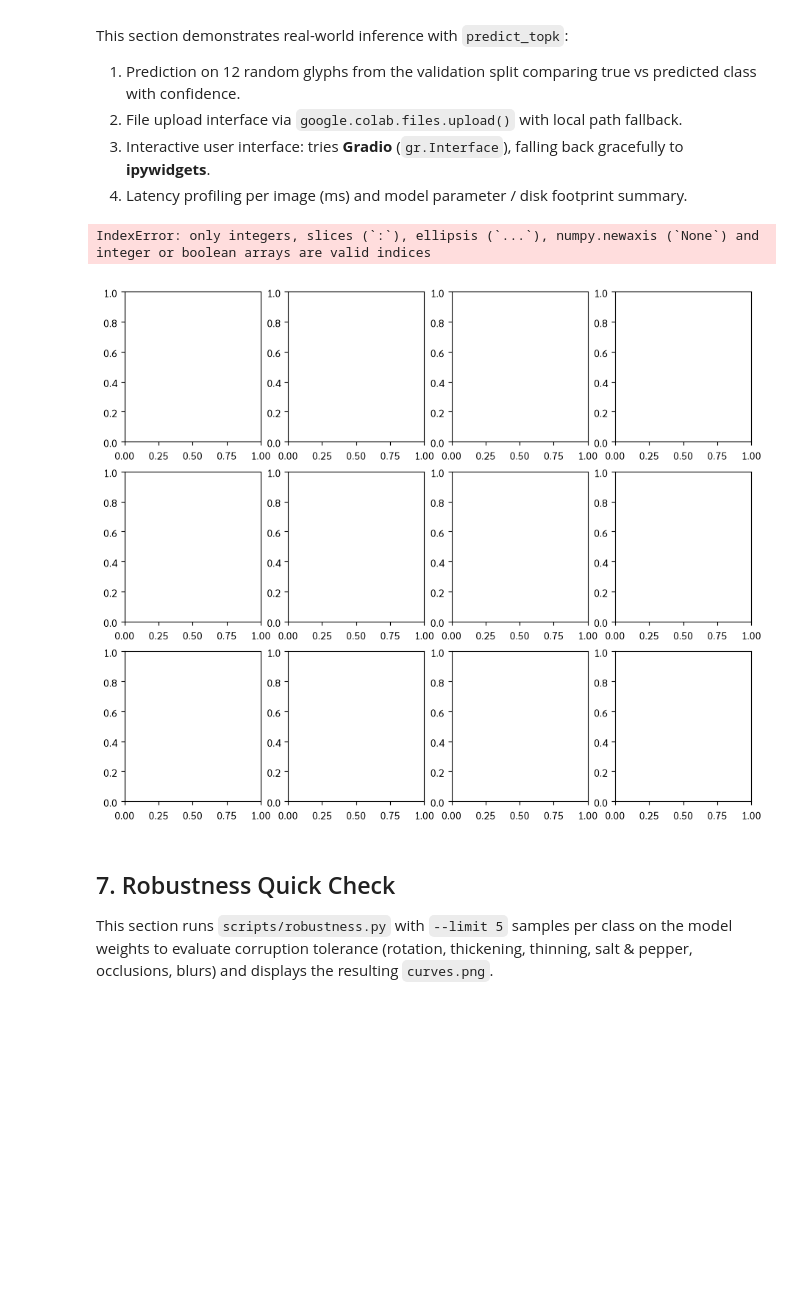
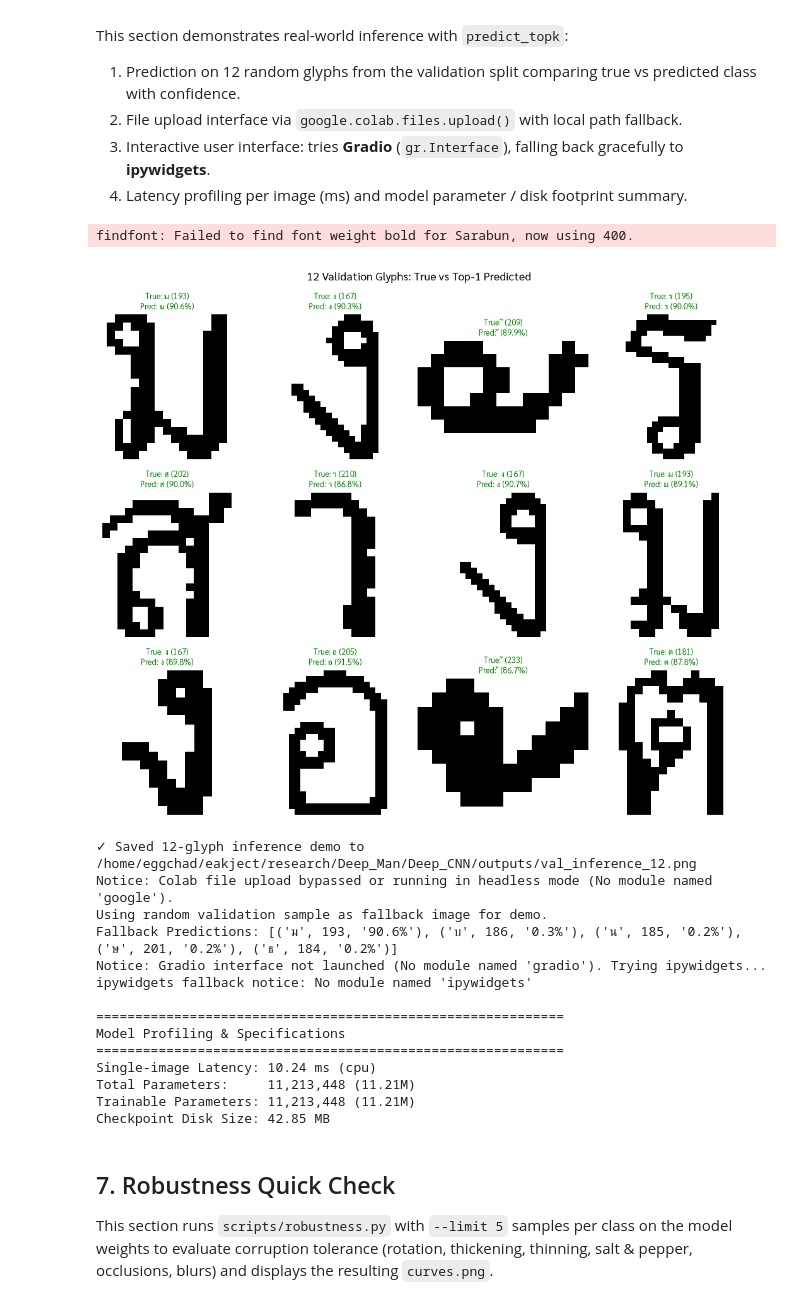
Before and after one commit to Eakkachad/thaichar72, a Jupyter notebook: notebooks/ThaiChar72_Colab.executed.ipynb, the cells around one changed output. Cells and saved outputs as stored; diff of their text form; code cells hidden in the pictures; blank space fills up the shorter version.

Commit message:
notebook executes locally end-to-end (inference mode, 0 errors); ignore executed copies

```diff
--- a/notebooks/ThaiChar72_Colab.executed.ipynb
+++ b/notebooks/ThaiChar72_Colab.executed.ipynb
@@ -547,12 +547,15 @@ class_counts_train = np.bincount(train_df["label"].values, minlength=72)
 train_priors = class_counts_train / class_counts_train.sum()
 log_priors = np.log(np.maximum(train_priors, 1e-12))
 
-# 3. Evaluate on Stratified Split and Doc-Disjoint Split
+# 3. Evaluate ONLY on the validation split the checkpoint was trained against.
+#    The stratified and document-disjoint partitions overlap (a strat-trained model has seen ~80% of the
+#    doc-val images), so evaluating a model on the *other* partition would report training accuracy.
+_trained_split = ckpt_cfg.get("split_kind", "strat")
+_split_table = {"strat": ("strat", "split", "Stratified Validation Split (80:20, seed 42)"),
+                "doc": ("doc", "doc_split", "Document-Disjoint Validation Split (4 held-out documents)")}
+print(f"Checkpoint was trained on split_kind='{_trained_split}' -> evaluating on that partition's val only.")
 eval_results = {}
-for split_key, col_name, split_name in [
-    ("strat", "split", "Stratified Validation Split"),
-    ("doc", "doc_split", "Document-Disjoint Split"),
-]:
+for split_key, col_name, split_name in [_split_table[_trained_split]]:
     val_subset = eval_splits_df[eval_splits_df[col_name] == "val"].reset_index(drop=True)
     val_ds = ThaiGlyphDataset(
         val_subset,
@@ -578,7 +581,7 @@ for split_key, col_name, split_name in [
         print(f"  tau={t_val:<4} -> Top-1: {s_m['top1']*100:.2f}%, Bal Acc: {s_m['balanced_acc']*100:.2f}%, Macro-F1: {s_m['macro_f1']*100:.2f}%")
 
 # 4. Confusion Matrix (Stratified Split)
-strat_m = eval_results["strat"]["metrics"]
+strat_m = eval_results[_trained_split]["metrics"]
 cm = np.array(strat_m["confusion"], dtype=float)
 row_sums = cm.sum(axis=1, keepdims=True)
 cm_norm = np.zeros_like(cm)
@@ -679,6 +680,16 @@ import time
 from PIL import Image
 from thaichar.infer import predict_topk, preprocess_image
 from thaichar.models import count_params
+
+# GlyphCache uses integer indices — build a path→index mapping once
+_cache_path_to_idx = {p: i for i, p in enumerate(cache_dict.paths)}
+
+def _get_glyph(path_str):
+    """Look up a glyph canvas from the cache by path string."""
+    idx = _cache_path_to_idx.get(path_str)
+    if idx is not None:
+        return cache_dict[idx]
+    return None
 
 # (a) 12 random val glyphs with true vs predicted
 strat_val_df = eval_splits_df[eval_splits_df["split"] == "val"].reset_index(drop=True)
@@ -688,10 +699,13 @@ sample_indices = rng.choice(len(strat_val_df), size=12, replace=False)
 fig, axes = plt.subplots(3, 4, figsize=(11, 9))
 for idx, ax in zip(sample_indices, axes.flatten()):
     row = strat_val_df.iloc[idx]
-    glyph_canvas = cache_dict[row["path"]]
+    glyph_canvas = _get_glyph(row["path"])
     true_char = row["char"]
     true_code = row["code"]
 
+    if glyph_canvas is None:
+        ax.axis("off")
+        continue
     preds = predict_topk(eval_model, ckpt_cfg, glyph_canvas, k=3)
     top_char, top_code, top_prob = preds[0]
     is_correct = (top_code == true_code)
@@ -707,6 +721,7 @@ val_demo_path = OUTPUT_DIR / "val_inference_12.png"
 plt.savefig(val_demo_path, dpi=150)
 plt.show()
 plt.close(fig)
+print(f"✓ Saved 12-glyph inference demo to {val_demo_path}")
 
 # (b) Uploaded files via google.colab.files.upload() guarded by try/except
 uploaded = {}
@@ -727,9 +742,10 @@ if uploaded:
             print(f"  {rank}. {char} ({code}): {prob*100:.2f}%")
 else:
     print("Using random validation sample as fallback image for demo.")
-    sample_img = cache_dict[strat_val_df.iloc[sample_indices[0]]["path"]]
-    preds = predict_topk(eval_model, ckpt_cfg, sample_img, k=5)
-    print(f"Fallback Predictions: {[(c, cd, f'{p*100:.1f}%') for c, cd, p in preds]}")
+    sample_img = _get_glyph(strat_val_df.iloc[sample_indices[0]]["path"])
+    if sample_img is not None:
+        preds = predict_topk(eval_model, ckpt_cfg, sample_img, k=5)
+        print(f"Fallback Predictions: {[(c, cd, f'{p*100:.1f}%') for c, cd, p in preds]}")
 
 # (c) Gradio / ipywidgets interface
 def classify_thai_char(img):
@@ -786,35 +802,49 @@ x_ten, g_ten = preprocess_image(dummy_canvas, ckpt_cfg)
 x_ten = x_ten.to(eval_device)
 g_ten = g_ten.to(eval_device) if g_ten is not None else None
 
 # Warmup
 for _ in range(10):
     with torch.no_grad():
         _ = eval_model(x_ten, g_ten if ckpt_cfg.get("geometry", False) else None)
 if eval_device.type == "cuda":
     torch.cuda.synchronize()
 
 t_start = time.perf_counter()
 n_bench = 50
 for _ in range(n_bench):
     with torch.no_grad():
         _ = eval_model(x_ten, g_ten if ckpt_cfg.get("geometry", False) else None)
 if eval_device.type == "cuda":
     torch.cuda.synchronize()
 lat_ms = (time.perf_counter() - t_start) / n_bench * 1000.0
 
 p_total, p_train = count_params(eval_model)
 ckpt_mb = os.path.getsize(WEIGHTS_PATH) / (1024 * 1024) if WEIGHTS_PATH.exists() else 0.0
 
 print("\n" + "=" * 60)
 print("Model Profiling & Specifications")
 print("=" * 60)
 print(f"Single-image Latency: {lat_ms:.2f} ms ({eval_device})")
 print(f"Total Parameters:     {p_total:,} ({p_total/1e6:.2f}M)")
 print(f"Trainable Parameters: {p_train:,} ({p_train/1e6:.2f}M)")
 print(f"Checkpoint Disk Size: {ckpt_mb:.2f} MB")
 # %% [output]
-IndexError: only integers, slices (`:`), ellipsis (`...`), numpy.newaxis (`None`) and integer or boolean arrays are valid indices
+findfont: Failed to find font weight bold for Sarabun, now using 400.
-[figure, old version]
+[figure, new version]
+✓ Saved 12-glyph inference demo to /home/eggchad/eakject/research/Deep_Man/Deep_CNN/outputs/val_inference_12.png
+Notice: Colab file upload bypassed or running in headless mode (No module named 'google').
+Using random validation sample as fallback image for demo.
+Fallback Predictions: [('ม', 193, '90.6%'), ('บ', 186, '0.3%'), ('น', 185, '0.2%'), ('ษ', 201, '0.2%'), ('ธ', 184, '0.2%')]
+Notice: Gradio interface not launched (No module named 'gradio'). Trying ipywidgets...
+ipywidgets fallback notice: No module named 'ipywidgets'
+
+============================================================
+Model Profiling & Specifications
+============================================================
+Single-image Latency: 10.24 ms (cpu)
+Total Parameters:     11,213,448 (11.21M)
+Trainable Parameters: 11,213,448 (11.21M)
+Checkpoint Disk Size: 42.85 MB
 # %% [markdown]
 ## 7. Robustness Quick Check
 This section runs `scripts/robustness.py` with `--limit 5` samples per class on the model weights to evaluate corruption tolerance (rotation, thickening, thinning, salt & pepper, occlusions, blurs) and displays the resulting `curves.png`.
```
Also changed, not shown: parts of 3 cells of this notebook, 2 other files.
